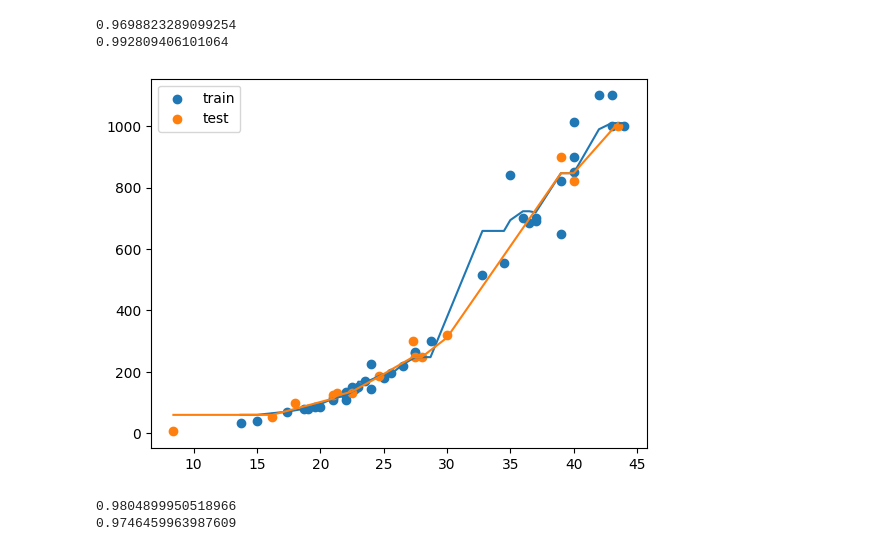
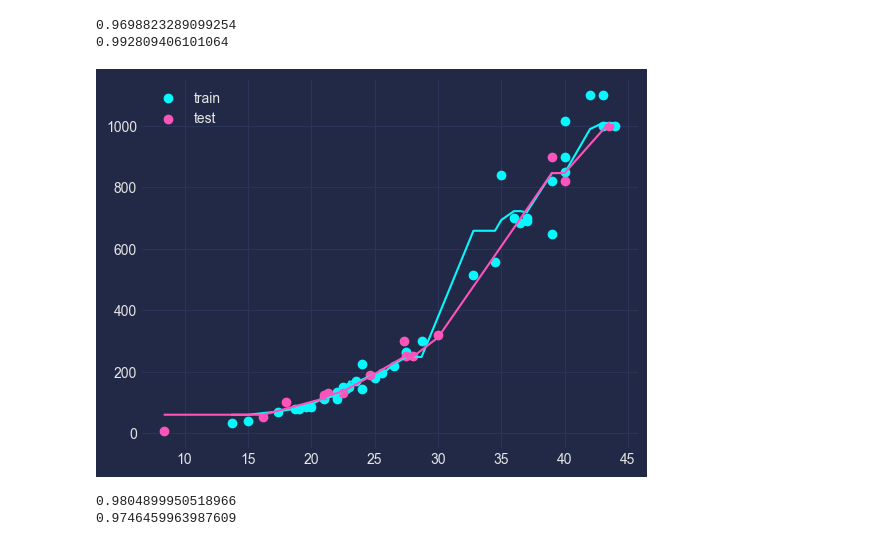
Before and after one commit to bum0w0/Machine-Learning, a Jupyter notebook: ml_03.ipynb, the cells around one changed output. Drawn from its saved outputs; the diff is of its cells as text; code cells hidden in the pictures.

```diff
--- a/ml_03.ipynb
+++ b/ml_03.ipynb
@@ -20,6 +20,9 @@ perch_weight = np.array([5.9, 32.0, 40.0, 51.5, 70.0, 100.0, 78.0, 80.0, 85.0, 8
                          820.0, 850.0, 900.0, 1015.0, 820.0, 1100.0, 1000.0, 1100.0,
                          1000.0, 1000.0])
 # %%
+import matplotlib.pyplot as plt
+plt.style.use("cyberpunk")
+
 plt.scatter(perch_length, perch_weight)
 plt.xlabel('length')
 plt.ylabel('weight')
@@ -102,12 +119,14 @@ print(knr.score(test_input, test_target))
 0.9698823289099254
 0.992809406101064
 # %%
+plt.style.use("cyberpunk")
+
 plt.scatter(train_input, train_target, label='train')
 plt.plot(sorted(train_input), knr.predict(sorted(train_input)))
 plt.scatter(test_input, test_target, label='test')
 plt.plot(sorted(test_input), knr.predict(sorted(test_input)))
 plt.legend()
 plt.show()
 # %% [output]
-[figure, old version]
+[figure, new version]
 # %%
```
Also changed, not shown: parts of 30 cells of this notebook, 1 other file.
